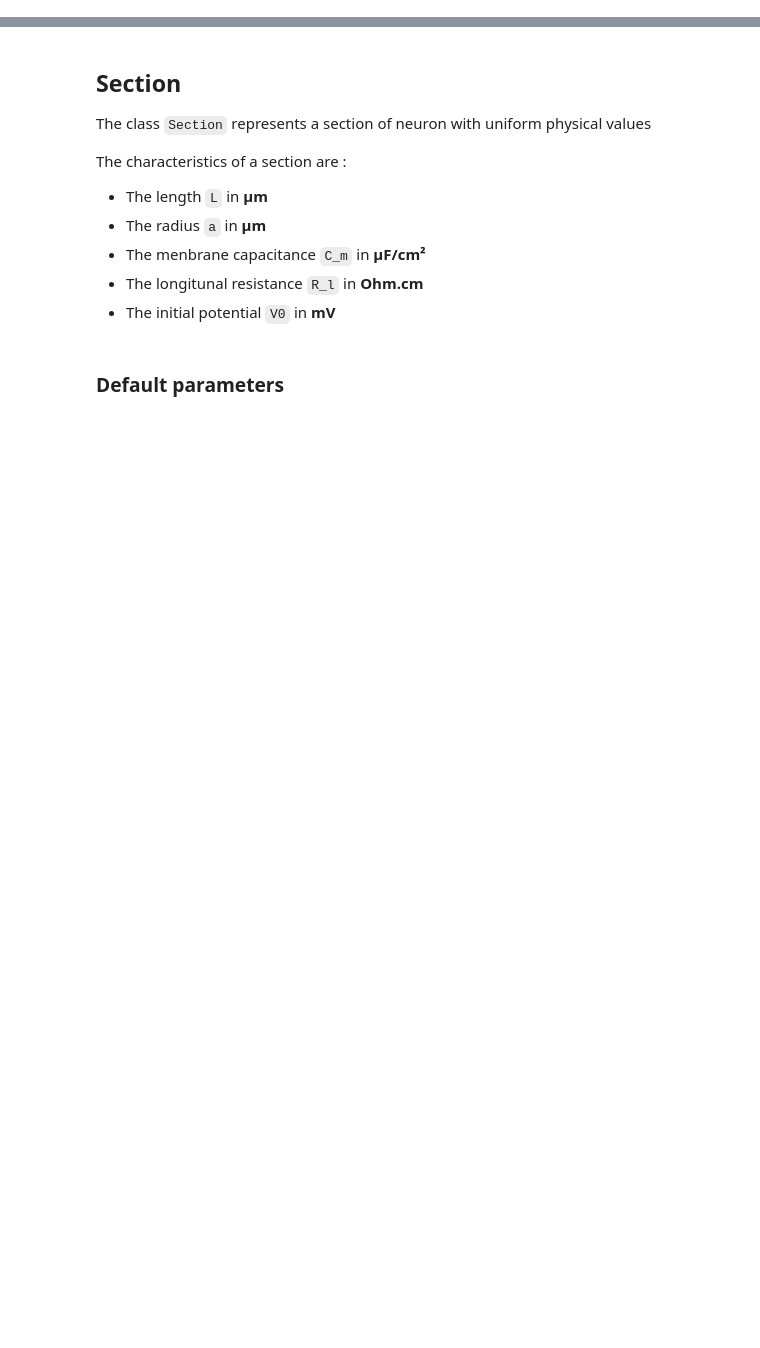
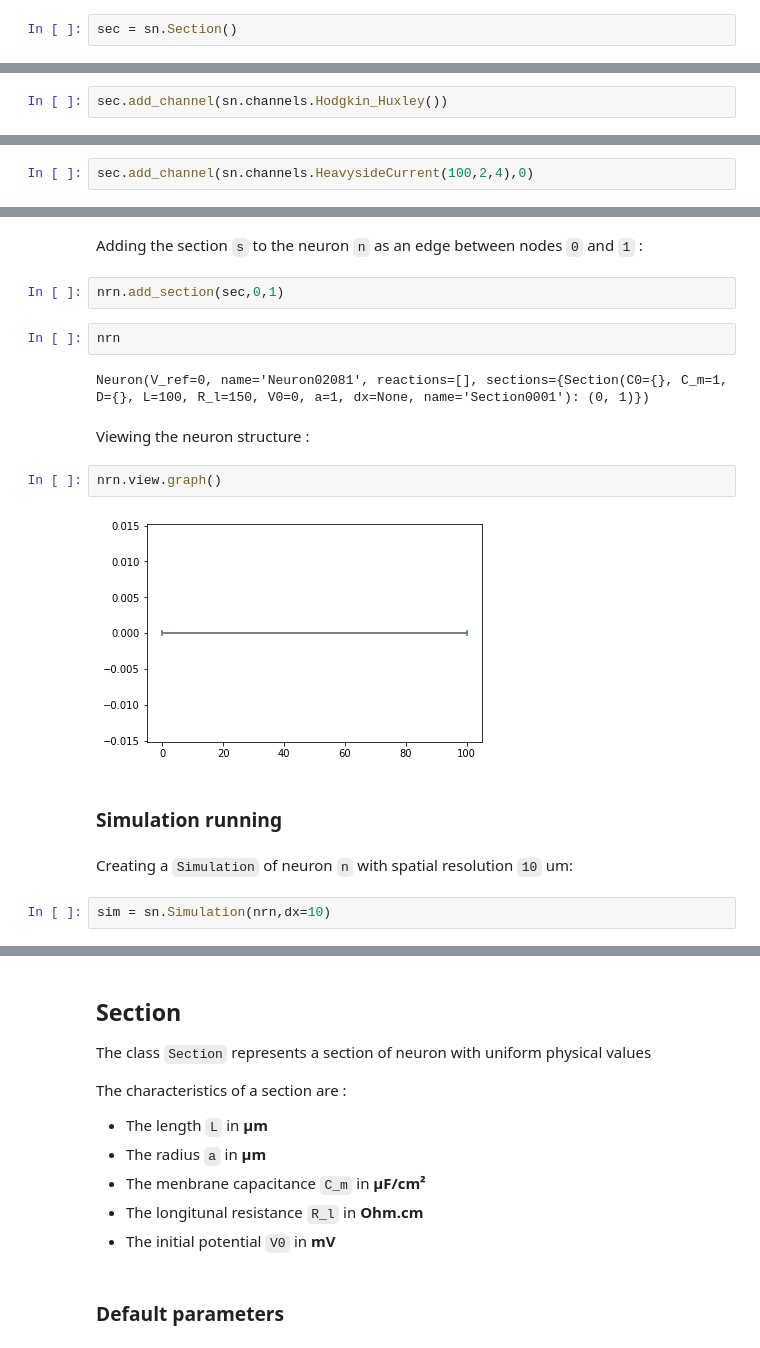
Before and after one commit to ngltr/sinaps, a Jupyter notebook: docs/user_guide.ipynb, the cells around one changed output, grey strips where cells are left out. Saved outputs shown, nothing was run; the diff lists cells and outputs as text; blank space fills up the shorter version.

```diff
--- a/docs/user_guide.ipynb
+++ b/docs/user_guide.ipynb
@@ -9,0 +36,2 @@ import sinaps as sn
+# %%
+sec = sn.Section()
@@ -9,0 +51,2 @@ import sinaps as sn
+# %%
+sec.add_channel(sn.channels.Hodgkin_Huxley())
@@ -9,0 +66,2 @@ import sinaps as sn
+# %%
+sec.add_channel(sn.channels.HeavysideCurrent(100,2,4),0)
@@ -9,0 +79,20 @@ import sinaps as sn
+# %% [markdown]
+Adding the section `s` to the neuron `n` as an edge between nodes `0` and `1` :
+# %%
+nrn.add_section(sec,0,1)
+# %%
+nrn
+# %% [output]
+Neuron(V_ref=0, name='Neuron02081', reactions=[], sections={Section(C0={}, C_m=1, D={}, L=100, R_l=150, V0=0, a=1, dx=None, name='Section0001'): (0, 1)})
+# %% [markdown]
+Viewing the neuron structure :
+# %%
+nrn.view.graph()
+# %% [output]
+[figure, added]
+# %% [markdown]
+### Simulation running
+# %% [markdown]
+Creating a `Simulation` of neuron `n` with spatial resolution `10` um:
+# %%
+sim = sn.Simulation(nrn,dx=10)
```
Also changed, not shown: parts of 62 cells of this notebook, 7 other files.
